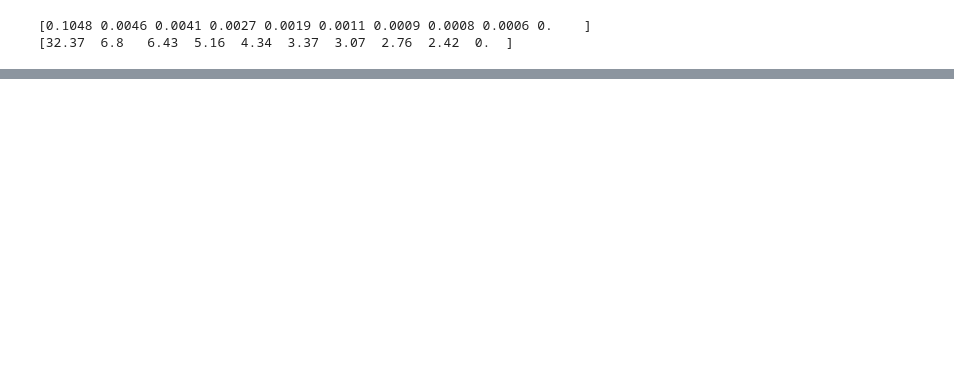
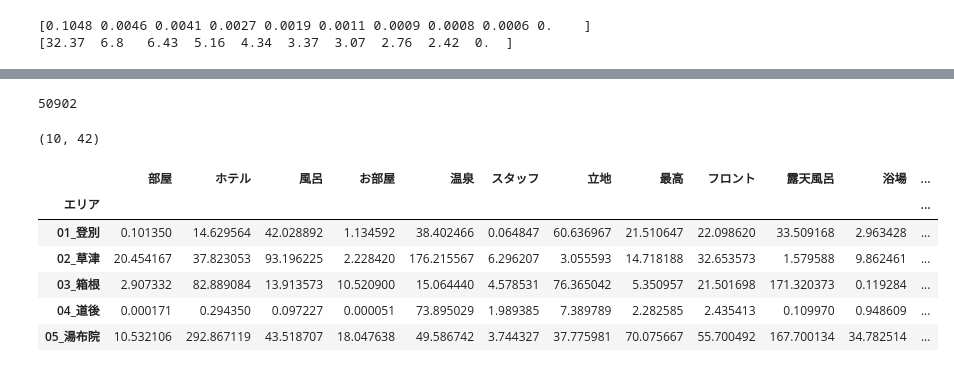
Before and after one commit to haradatm/lecture, a Jupyter notebook: gssm-202107/05-colab/fetch_and_analysis/corresp_example.ipynb, the cells around one changed output, grey strips where cells are left out. Cells and saved outputs as stored; diff of their text form; code cells hidden in the pictures; blank space fills up the shorter version.

```diff
--- a/gssm-202107/05-colab/fetch_and_analysis/corresp_example.ipynb
+++ b/gssm-202107/05-colab/fetch_and_analysis/corresp_example.ipynb
@@ -567,0 +629,5 @@ print(np.round(100 * np.diag(k) / sum(s), decimals=2))
+# %%
+# 観測度数の行合計
+row_sum = df_period2.sum(axis=1)
+print(row_sum.shape)
+row_sum
@@ -567,0 +648,5 @@ print(np.round(100 * np.diag(k) / sum(s), decimals=2))
+# %%
+# 観測度数の列合計
+col_sum = df_period2.sum(axis=0)
+print(col_sum.shape)
+col_sum.head()
@@ -567,0 +661,25 @@ print(np.round(100 * np.diag(k) / sum(s), decimals=2))
+# %%
+n = row_sum.sum()
+n
+# %% [output]
+50902
+# %%
+# 期待度数
+expected = np.outer(row_sum.values, col_sum.values) / row_sum.sum()
+df_expected = pd.DataFrame(expected)
+df_expected.index = df_period2.index
+df_expected.columns = df_period2.columns
+
+# χ二乗距離
+df_chisq = (df_period2 - df_expected) ** 2 / df_expected
+print(df_chisq.shape)
+df_chisq.head()
+# %% [output]
+(10, 42)
+|  | 部屋 | ホテル | 風呂 | お部屋 | 温泉 | スタッフ | 立地 | 最高 | フロント | 露天風呂 | 浴場 | ... |
+| エリア |  |  |  |  |  |  |  |  |  |  |  | ... |
+| 01_登別 | 0.101350 | 14.629564 | 42.028892 | 1.134592 | 38.402466 | 0.064847 | 60.636967 | 21.510647 | 22.098620 | 33.509168 | 2.963428 | ... |
+| 02_草津 | 20.454167 | 37.823053 | 93.196225 | 2.228420 | 176.215567 | 6.296207 | 3.055593 | 14.718188 | 32.653573 | 1.579588 | 9.862461 | ... |
+| 03_箱根 | 2.907332 | 82.889084 | 13.913573 | 10.520900 | 15.064440 | 4.578531 | 76.365042 | 5.350957 | 21.501698 | 171.320373 | 0.119284 | ... |
+| 04_道後 | 0.000171 | 0.294350 | 0.097227 | 0.000051 | 73.895029 | 1.989385 | 7.389789 | 2.282585 | 2.435413 | 0.109970 | 0.948609 | ... |
+| 05_湯布院 | 10.532106 | 292.867119 | 43.518707 | 18.047638 | 49.586742 | 3.744327 | 37.775981 | 70.075667 | 55.700492 | 167.700134 | 34.782514 | ... |
```
Also changed, not shown: parts of 29 cells of this notebook, 1 other file.
